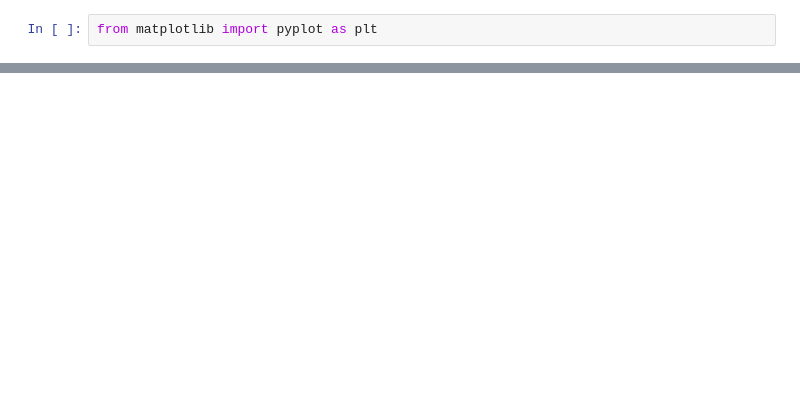
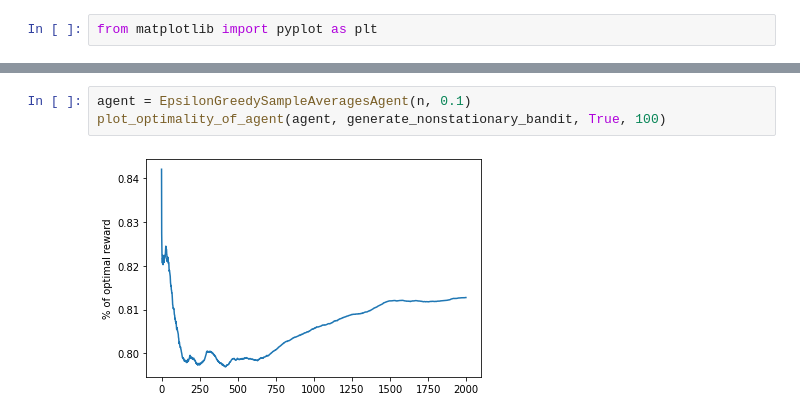
Before and after one commit to jack-michaud/reinforcement-learning, a Jupyter notebook: Bandit-Demo.ipynb, the cells around one changed output, grey strips where cells are left out. Drawn from its saved outputs; the diff is of its cells as text; blank space fills up the shorter version.

```diff
--- a/Bandit-Demo.ipynb
+++ b/Bandit-Demo.ipynb
@@ -40,0 +79,5 @@ plot_optimality_of_agent(agent)
+# %%
+agent = EpsilonGreedySampleAveragesAgent(n, 0.1)
+plot_optimality_of_agent(agent, generate_nonstationary_bandit, True, 100)
+# %% [output]
+[figure, added]
```
Also changed, not shown: parts of 11 cells of this notebook.
